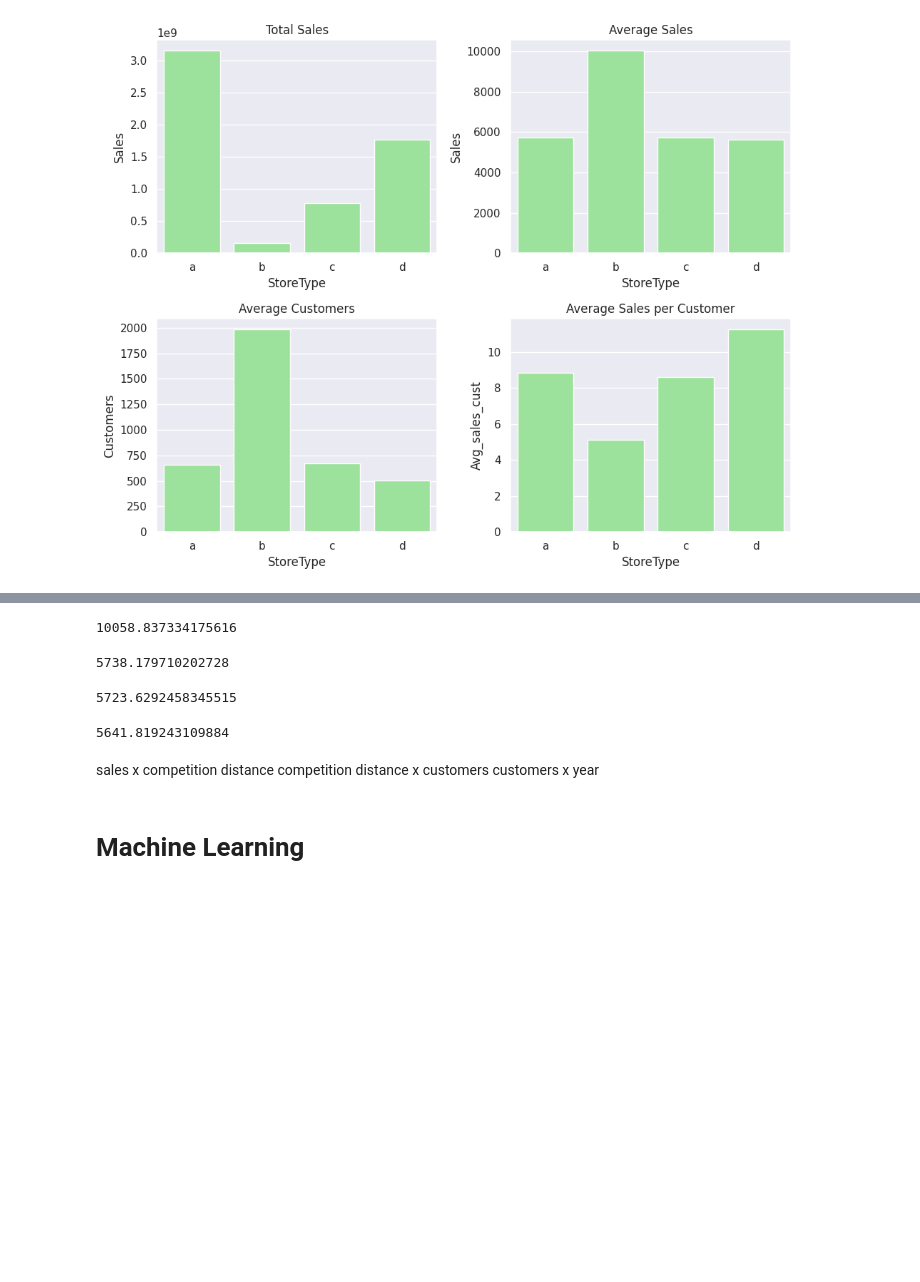
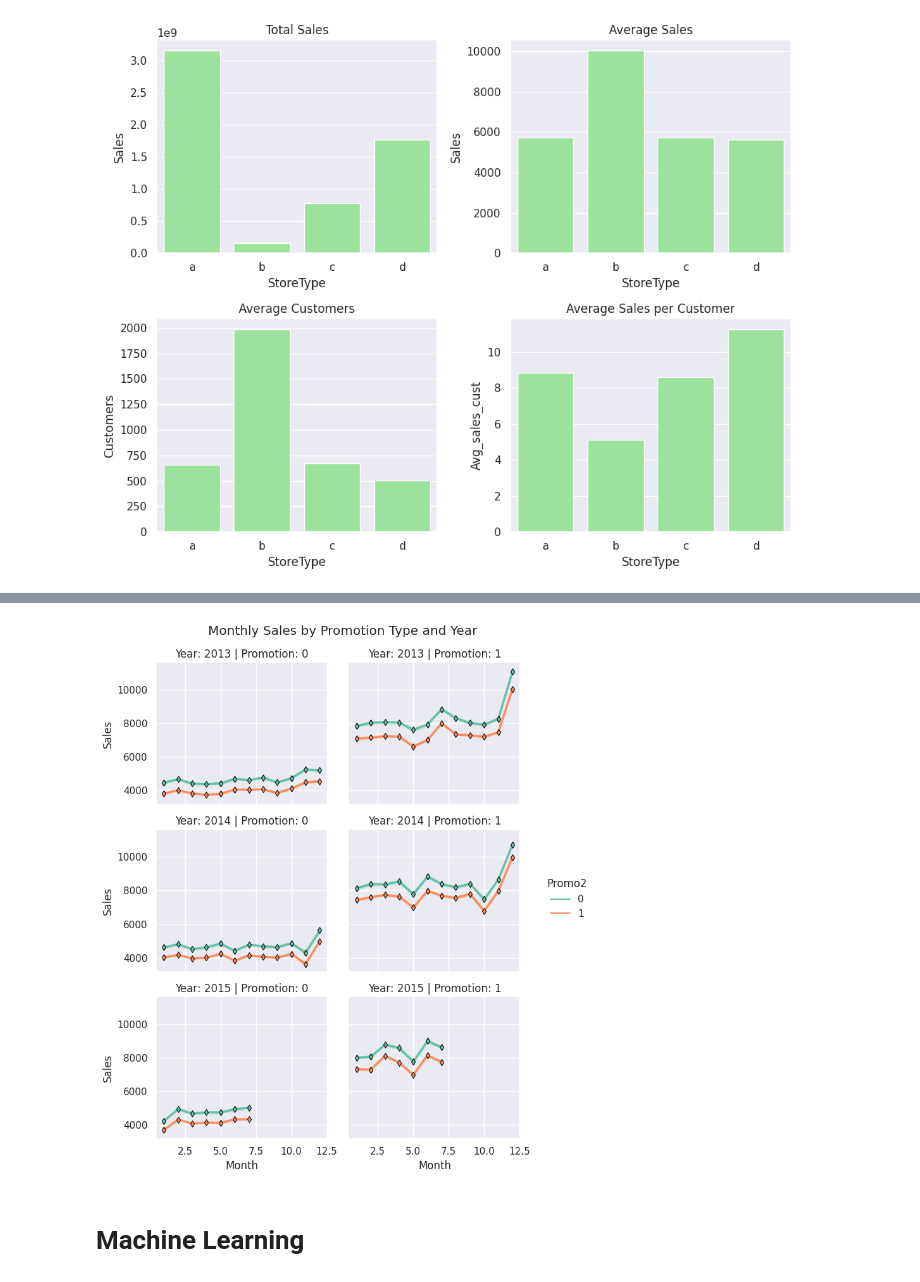
Before and after one commit to gautampatil01/Retail-Sales-Prediction, a Jupyter notebook: Retail_Sales_Prediction.ipynb, the cells around one changed output, grey strips where cells are left out. Drawn from its saved outputs; the diff is of its cells as text; code cells hidden in the pictures; blank space fills up the shorter version.

```diff
--- a/Retail_Sales_Prediction.ipynb
+++ b/Retail_Sales_Prediction.ipynb
@@ -427,22 +429,30 @@ sales.groupby('StoreType')['Sales'].mean().plot(kind = 'bar')
-# %%
-sales[sales.StoreType == 'b']['Sales'].mean()
-# %% [output]
-10058.837334175616
-# %%
-sales[sales.StoreType == 'a']['Sales'].mean()
-# %% [output]
-5738.179710202728
-# %%
-sales[sales.StoreType == 'c']['Sales'].mean()
-# %% [output]
-5723.6292458345515
-# %%
-sales[sales.StoreType == 'd']['Sales'].mean()
-# %% [output]
-5641.819243109884
-# %% [markdown]
-sales x competition distance
-competition distance x customers
-customers x year
+# %%
+# create a line plot with multiple subplots
+g = sns.relplot(data=sales, x="Month", y="Sales",
+                col='Promo', # per store type in cols
+                hue='Promo2',
+                row="Year",
+                kind="line",
+                height=3, aspect=1.2,
+                palette='Set2',
+                markers=True,
+                marker='d', # set marker shape
+                linewidth=2.5,
+                markeredgecolor='black',
+                markersize=5)
+
+# set titles and labels for each subplot
+g.fig.subplots_adjust(top=0.9)
+g.fig.suptitle('Monthly Sales by Promotion Type and Year')
+g.set_titles(col_template="Promotion: {col_name}", row_template="Year: {row_name}")
+g.set_axis_labels("Month", "Sales")
+
+# adjust spacing between subplots
+g.tight_layout()
+
+# show the plot
+plt.show()
+# %% [output]
+[figure, added]
 # %% [markdown]
 # **Machine Learning**
```
Also changed, not shown: parts of 28 cells of this notebook.
